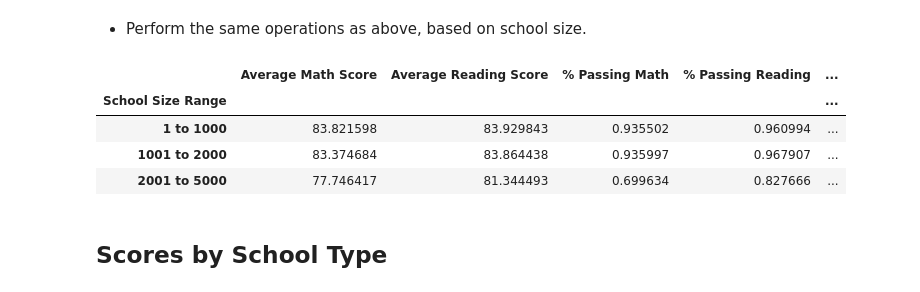
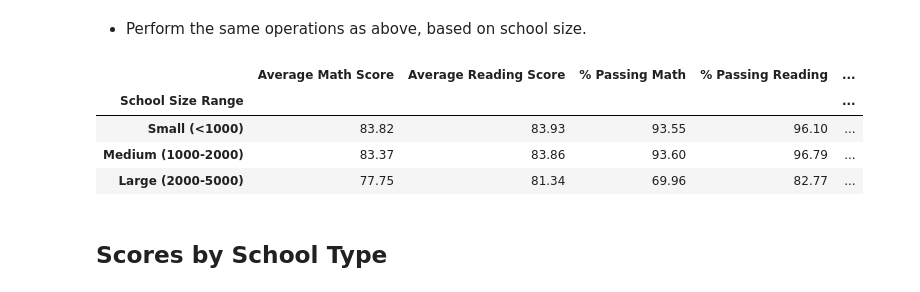
Before and after one commit to Annaolivia5/School-District-Trends, a Jupyter notebook: PyCitySchools/PyCitySchools_starter.ipynb, the cells around one changed output. Saved outputs shown, nothing was run; the diff lists cells and outputs as text; code cells hidden in the pictures.

```diff
--- a/PyCitySchools/PyCitySchools_starter.ipynb
+++ b/PyCitySchools/PyCitySchools_starter.ipynb
@@ -295,28 +312,31 @@ average_reading_score_by_grade_df.head(15)
   * Overall Passing Rate (Average of the above two)
 # %%
 # create bins and labels for the budget ranges
-bins = [570, 590, 610, 630, 650, 670]
-group_labels = ["570 to 590", "591 to 610", "611 to 630", "631 to 650", "651 to 670"]
+bins = [0,585, 630, 645, 680]
+group_labels = ["<$586", "$586-630", "$631-645", "$646 to 680"]
 
 #slcie data and place into bins
-budget_bins = pd.cut(school_data_sorted_by_performance["Per Student Budget"], bins, labels=group_labels)
+budget_bins = pd.cut(school_data_summary["Per Student Budget"], bins, labels=group_labels)
 
 # add the budget ranges to the school data
-school_data_sorted_by_performance['Budget Range'] = budget_bins
+school_data_summary['Budget Range'] = budget_bins
 # group data by budget range
-budget_groups = school_data_sorted_by_performance.groupby(['Budget Range'])
+budget_groups = school_data_summary.groupby(['Budget Range'])
 # create a df for the budget ranges
 budget_df = budget_groups[['Average Math Score', 'Average Reading Score', '% Passing Math', '% Passing Reading']].mean()
 
 # calculate overall passing rate
 overall_passing_rate = (budget_df['% Passing Math']+budget_df['% Passing Reading'])/2
 # add overall passing rate to the budget df
-budget_df['Overall Passing Rate'] = overall_passing_rate
+budget_df['Overall Passing Rate'] = round(overall_passing_rate * 100, 2)
 
-budget_df.head(15)
+# format the other columns
+budget_df['Average Math Score'] = round(budget_df['Average Math Score'], 2)
+budget_df['Average Reading Score'] = round(budget_df['Average Reading Score'], 2)
+budget_df['% Passing Math'] = round(budget_df['% Passing Math'] * 100, 2)
+budget_df['% Passing Reading'] = round(budget_df['% Passing Reading'] * 100, 2)
 
-
-# minimum
+budget_df
 # %% [output]
 |  | Average Math Score | Average Reading Score | % Passing Math | % Passing Reading | ... |
 | Budget Range |  |  |  |  | ... |
@@ -332,31 +351,37 @@ budget_df.head(15)
 # %%
 
 # create bins and labels for school size ranges
 bins = [0, 1000, 2000, 5000]
-group_labels = ["1 to 1000", "1001 to 2000", "2001 to 5000"]
+group_labels = ["Small (<1000)", "Medium (1000-2000)", "Large (2000-5000)"]
 
-#slcie data and place into bins
-size_bins = pd.cut(school_data_sorted_by_performance["size"], bins, labels=group_labels)
+# slice data and place into bins
+size_bins = pd.cut(school_data_summary["Total Students"], bins, labels=group_labels)
 
 # add the size ranges to the school data
-school_data_sorted_by_performance['School Size Range'] = size_bins
+school_data_summary['School Size Range'] = size_bins
 # group data by size range
-size_groups = school_data_sorted_by_performance.groupby(['School Size Range'])
+size_groups = school_data_summary.groupby(['School Size Range'])
 # create a df for the budget ranges
 size_df = size_groups[['Average Math Score', 'Average Reading Score', '% Passing Math', '% Passing Reading']].mean()
 
 #add overall passing rate to the size df
 overall_passing_rate = (size_df['% Passing Math']+size_df['% Passing Reading'])/2
 # add overall passing rate to the budget df
-size_df['Overall Passing Rate'] = overall_passing_rate
+size_df['Overall Passing Rate'] = round(overall_passing_rate * 100, 2)
 
-size_df.head(15)
+# format the other columns
+size_df['Average Math Score'] = round(size_df['Average Math Score'], 2)
+size_df['Average Reading Score'] = round(size_df['Average Reading Score'], 2)
+size_df['% Passing Math'] = round(size_df['% Passing Math'] * 100, 2)
+size_df['% Passing Reading'] = round(size_df['% Passing Reading'] * 100, 2)
+
+size_df
 # %% [output]
 |  | Average Math Score | Average Reading Score | % Passing Math | % Passing Reading | ... |
 | School Size Range |  |  |  |  | ... |
-| 1 to 1000 | 83.821598 | 83.929843 | 0.935502 | 0.960994 | ... |
-| 1001 to 2000 | 83.374684 | 83.864438 | 0.935997 | 0.967907 | ... |
-| 2001 to 5000 | 77.746417 | 81.344493 | 0.699634 | 0.827666 | ... |
+| Small (<1000) | 83.82 | 83.93 | 93.55 | 96.10 | ... |
+| Medium (1000-2000) | 83.37 | 83.86 | 93.60 | 96.79 | ... |
+| Large (2000-5000) | 77.75 | 81.34 | 69.96 | 82.77 | ... |
 # %% [markdown]
 ## Scores by School Type
 # %% [markdown]
```
Also changed, not shown: parts of 7 cells of this notebook.
